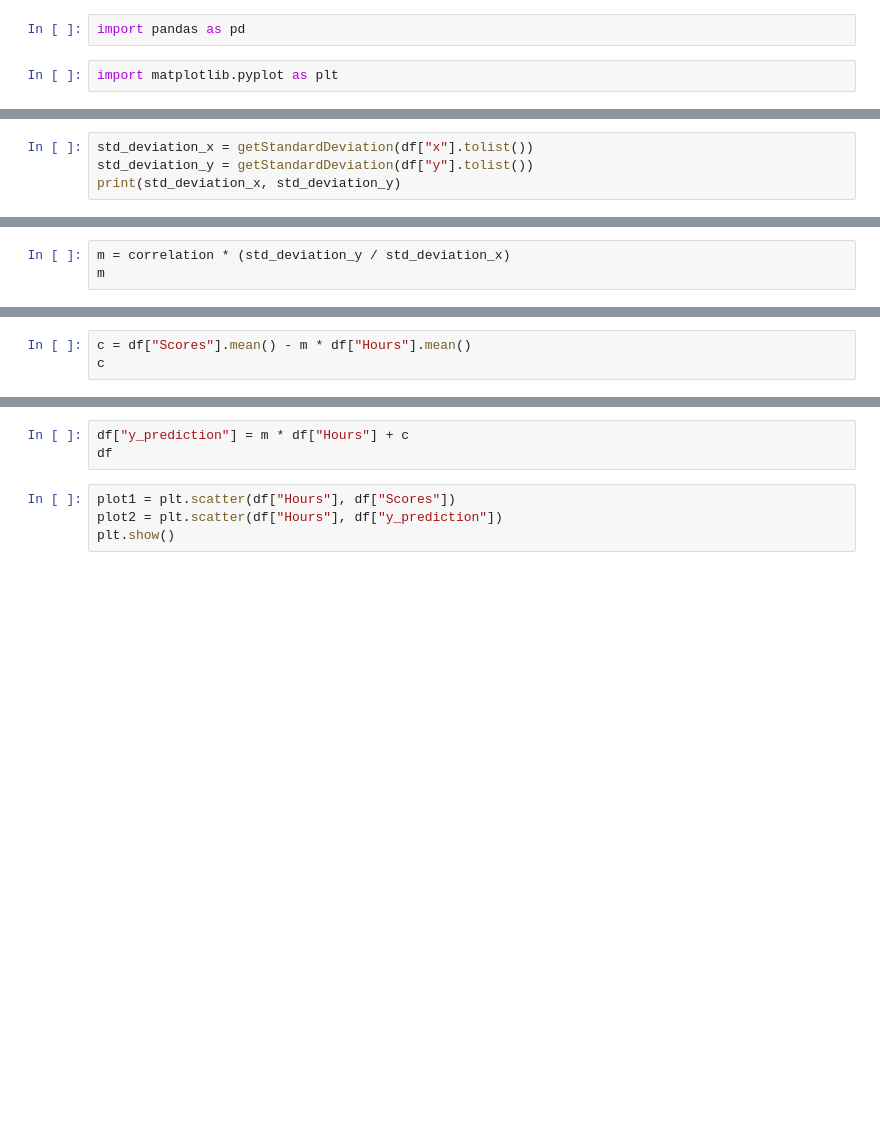
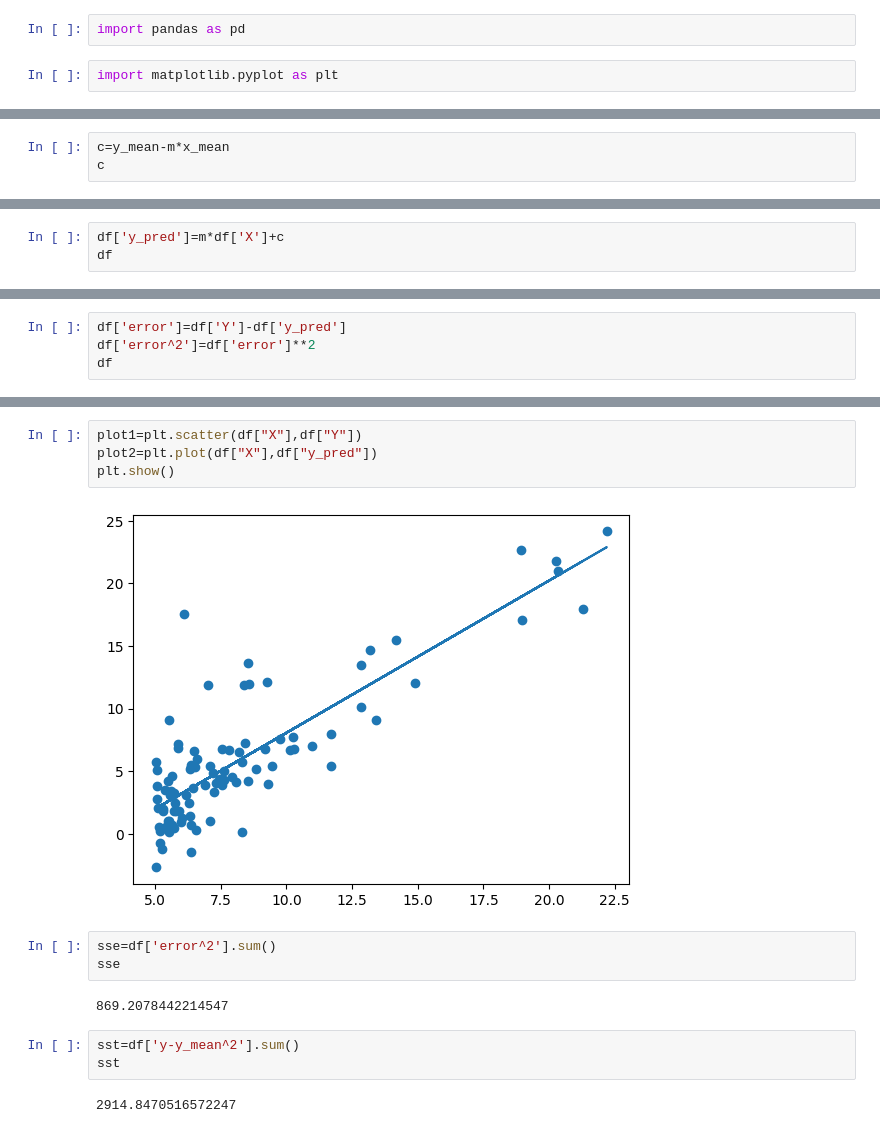
Before and after one commit to suraj15march/ml, a Jupyter notebook: linear.ipynb, the cells around one changed output, grey strips where cells are left out. Drawn from its saved outputs; the diff is of its cells as text; blank space fills up the shorter version.

```diff
--- a/linear.ipynb
+++ b/linear.ipynb
@@ -51,4 +93,3 @@ def getStandardDeviation(numbers):
 # %%
-std_deviation_x = getStandardDeviation(df["x"].tolist())
-std_deviation_y = getStandardDeviation(df["y"].tolist())
-print(std_deviation_x, std_deviation_y)
+c=y_mean-m*x_mean
+c
@@ -55,3 +98,3 @@ print(std_deviation_x, std_deviation_y)
 # %%
-m = correlation * (std_deviation_y / std_deviation_x)
-m
+df['y_pred']=m*df['X']+c
+df
@@ -58,3 +115,4 @@ m
 # %%
-c = df["Scores"].mean() - m * df["Hours"].mean()
-c
+df['error']=df['Y']-df['y_pred']
+df['error^2']=df['error']**2
+df
@@ -61,7 +133,16 @@ c
-# %%
-df["y_prediction"] = m * df["Hours"] + c
-df
-# %%
-plot1 = plt.scatter(df["Hours"], df["Scores"])
-plot2 = plt.scatter(df["Hours"], df["y_prediction"])
-plt.show()
+# %%
+plot1=plt.scatter(df["X"],df["Y"])
+plot2=plt.plot(df["X"],df["y_pred"])
+plt.show()
+# %% [output]
+[figure, added]
+# %%
+sse=df['error^2'].sum()
+sse
+# %% [output]
+869.2078442214547
+# %%
+sst=df['y-y_mean^2'].sum()
+sst
+# %% [output]
+2914.8470516572247
```
Also changed, not shown: parts of 15 cells of this notebook, 10 other files.
